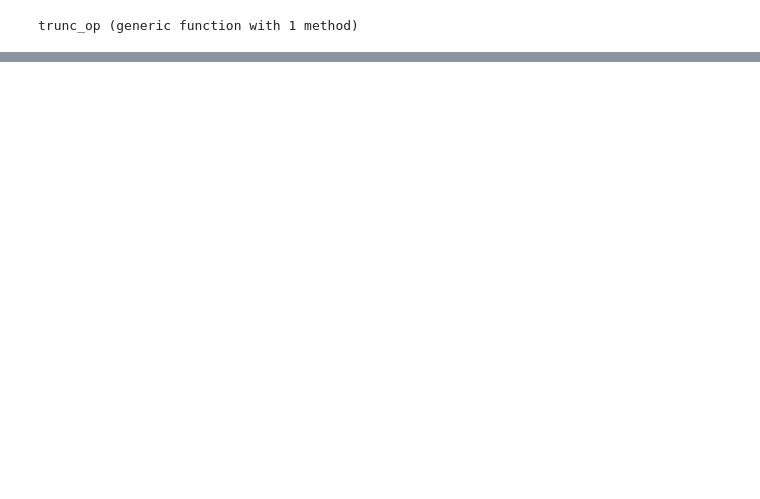
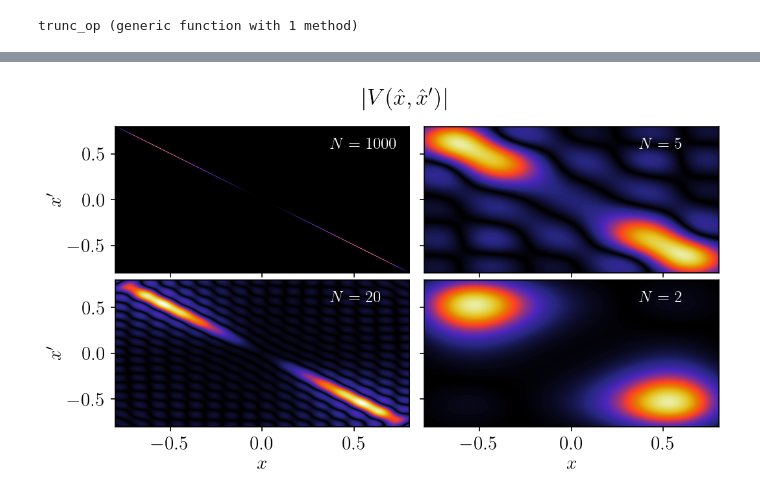
Before and after one commit to albertomercurio/PhD-Thesis-Notebooks, a Jupyter notebook: Chapter1.ipynb, the cells around one changed output, grey strips where cells are left out. Saved outputs shown, nothing was run; the diff lists cells and outputs as text; code cells hidden in the pictures; blank space fills up the shorter version.

```diff
--- a/Chapter1.ipynb
+++ b/Chapter1.ipynb
@@ -224,0 +240,80 @@ plt.savefig("/home/alberto/OneDrive/Documents/GitHub/Latex-Projects/phd-thesis/f
+# %%
+# Full Hilbert space in the Coulomb and dipole gauge
+xbound = 1
+Nx = 1000
+m = 1
+α = 400
+β = 250
+e = -1 # charge of the electron
+
+# Define the atom subspace to calculate the atom eigestates
+x_l = range(-xbound, xbound, Nx)
+dx = x_l[2] - x_l[1]
+
+x = spdiagm(0 => ComplexF64.(x_l))
+
+∂x = 1 / (2 * dx) * spdiagm(-1 => -ones(ComplexF64, Nx - 1), 1 => ones(Nx -1))
+p = 1im * ∂x
+
+∂x2 = 1 / (dx^2) * spdiagm(-1 => ones(ComplexF64, Nx - 1), 0 => -2 * ones(Nx), 1 => ones(Nx -1))
+p2 = -∂x2
+
+V = α * x^4 - β * x^2
+Vmin = minimum(real.(V))
+
+H_atom = p2 / (2*m) + V
+vals_DWP, vecs_DWP = eigen(Array(H_atom))
+
+# Creating figure
+fig, axs = plt.subplots(2,2,dpi=150, figsize=(8, 4), sharex=true, sharey=true, gridspec_kw=Dict("hspace"=>0.05, "wspace"=>0.05))
+
+img_extent=[x_l[1], x_l[end], x_l[1], x_l[end]]
+
+ax=axs[1]
+N = Nx
+V_potential = abs.(V_trunc(V, N, vecs_DWP))
+z_bound = maximum(V_potential)*0.1
+ax.imshow(V_potential, cmap="CMRmap", vmin=0, vmax=z_bound, extent=img_extent, aspect="auto")
+ax.set_xlim(-xbound, xbound)
+ax.set_ylim(-xbound, xbound)
+# ax.set_xlabel(raw"$x$")
+ax.set_ylabel(raw"$x^\prime$")
+ax.text(0.73,0.85,raw"$N="*string(N)*raw"$", transform=ax.transAxes, color="white", fontsize=12)
+
+ax=axs[2]
+N = 20
+V_potential = abs.(V_trunc(V, N, vecs_DWP))
+z_bound = maximum(V_potential)*0.5
+ax.imshow(V_potential, cmap="CMRmap", vmin=0, vmax=z_bound, extent=img_extent, aspect="auto")
+ax.set_xlim(-0.8, 0.8)
+ax.set_ylim(-0.8, 0.8)
+ax.set_xlabel(raw"$x$")
+ax.set_ylabel(raw"$x^\prime$")
+ax.text(0.73,0.85,raw"$N="*string(N)*raw"$", transform=ax.transAxes, color="white", fontsize=12)
+
+ax=axs[3]
+N = 5
+V_potential = abs.(V_trunc(V, N, vecs_DWP))
+z_bound = maximum(V_potential)*1.1
+ax.imshow(V_potential, cmap="CMRmap", vmin=0, vmax=z_bound, extent=img_extent, aspect="auto")
+ax.set_xlim(-0.8, 0.8)
+ax.set_ylim(-0.8, 0.8)
+# ax.set_xlabel(raw"$x$")
+# ax.set_ylabel(raw"$x^\prime$")
+ax.text(0.73,0.85,raw"$N="*string(N)*raw"$", transform=ax.transAxes, color="white", fontsize=12)
+
+ax=axs[4]
+N = 2
+V_potential = abs.(V_trunc(V, N, vecs_DWP))
+z_bound = maximum(V_potential)*1.1
+ax.imshow(V_potential, cmap="CMRmap", vmin=0, vmax=z_bound, extent=img_extent, aspect="auto")
+ax.set_xlim(-0.8, 0.8)
+ax.set_ylim(-0.8, 0.8)
+ax.set_xlabel(raw"$x$")
+# ax.set_ylabel(raw"$x^\prime$")
+ax.text(0.73,0.85,raw"$N="*string(N)*raw"$", transform=ax.transAxes, color="white", fontsize=12)
+
+fig.suptitle(raw"$\abs{V(\hat{x},\hat{x}^\prime)}$")
+# plt.savefig("/mnt/c/Users/alber/OneDrive/Documents/GitHub/Latex-Projects/phd-thesis/figures/double_well_potential_non-locality.pdf", dpi=300, bbox_inches="tight")
+# %% [output]
+[figure, added]
```
Also changed, not shown: parts of 8 cells of this notebook.
